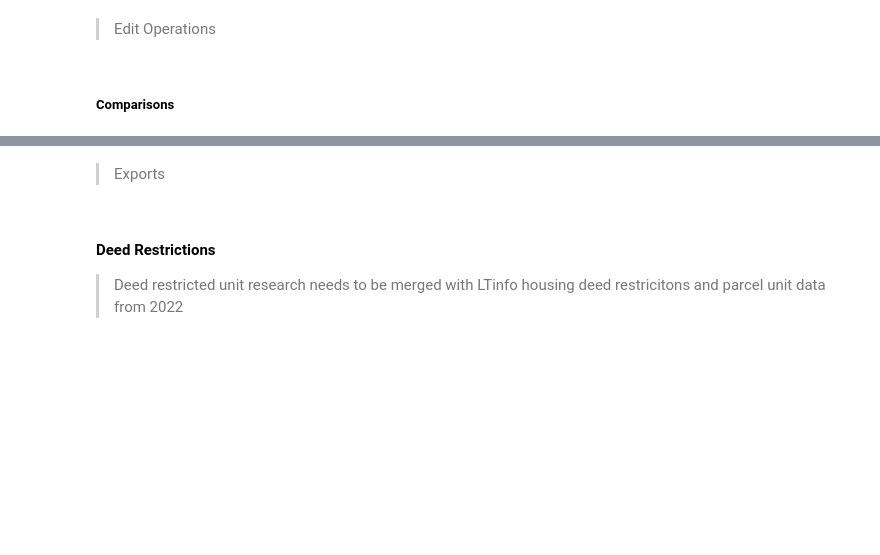
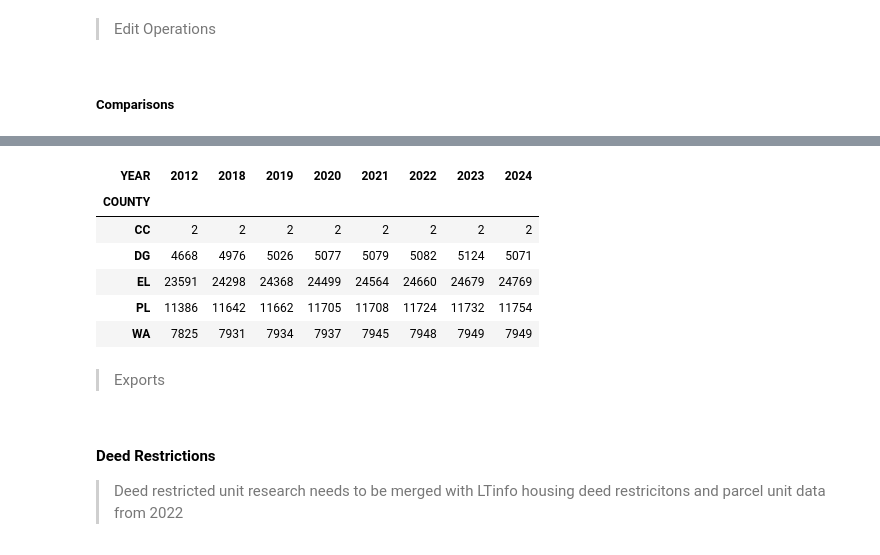
Before and after one commit to trpa-agency/Reporting, a Jupyter notebook: data_engineering.ipynb, the cells around one changed output, grey strips where cells are left out. Saved outputs shown, nothing was run; the diff lists cells and outputs as text; code cells hidden in the pictures; blank space fills up the shorter version.

```diff
--- a/data_engineering.ipynb
+++ b/data_engineering.ipynb
@@ -1016,10 +1038,18 @@ differences
 # %%
 # group by year and sum residential units where years are in the list
 # filter to years
-sdfParcel_SDE = sdfParcel_SDE[sdfParcel_SDE.YEAR.isin(years)]
-residential_units = sdfParcel_SDE.groupby(['COUNTY','YEAR'])['Residential_Units'].sum()
+sdfParcel_SDE = sdfParcel[sdfParcel.YEAR.isin(years)]
+residential_units = sdfParcel.groupby(['COUNTY','YEAR'])['Residential_Units'].sum()
 residential_units = residential_units.unstack()
 residential_units
+# %% [output]
+| YEAR | 2012 | 2018 | 2019 | 2020 | 2021 | 2022 | 2023 | 2024 |
+| COUNTY |  |  |  |  |  |  |  |  |
+| CC | 2 | 2 | 2 | 2 | 2 | 2 | 2 | 2 |
+| DG | 4668 | 4976 | 5026 | 5077 | 5079 | 5082 | 5124 | 5071 |
+| EL | 23591 | 24298 | 24368 | 24499 | 24564 | 24660 | 24679 | 24769 |
+| PL | 11386 | 11642 | 11662 | 11705 | 11708 | 11724 | 11732 | 11754 |
+| WA | 7825 | 7931 | 7934 | 7937 | 7945 | 7948 | 7949 | 7949 |
 # %%
 # get the change in development units year over year
 # group by year and county and sum residential units
```
Also changed, not shown: parts of 5 cells of this notebook, 6 other files.
